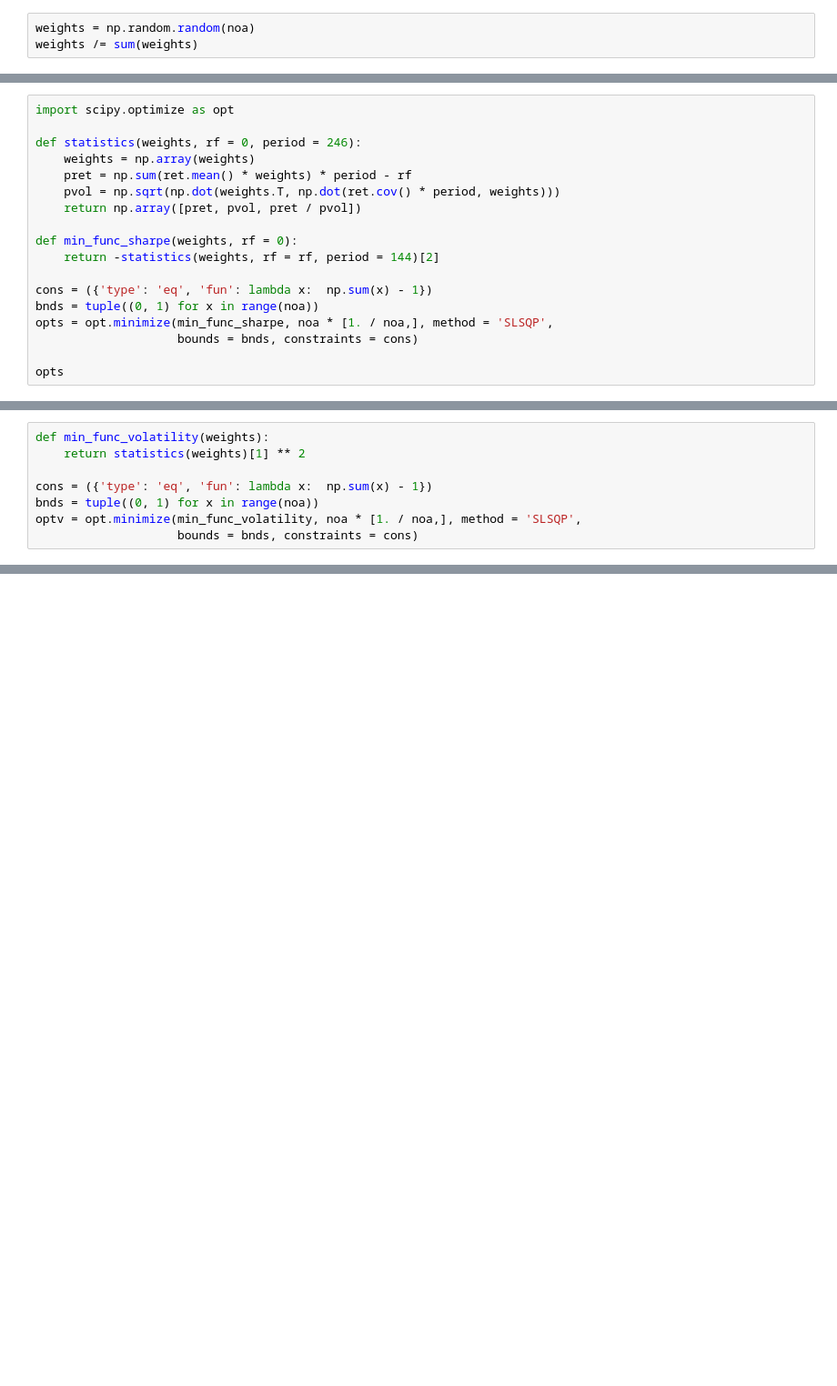
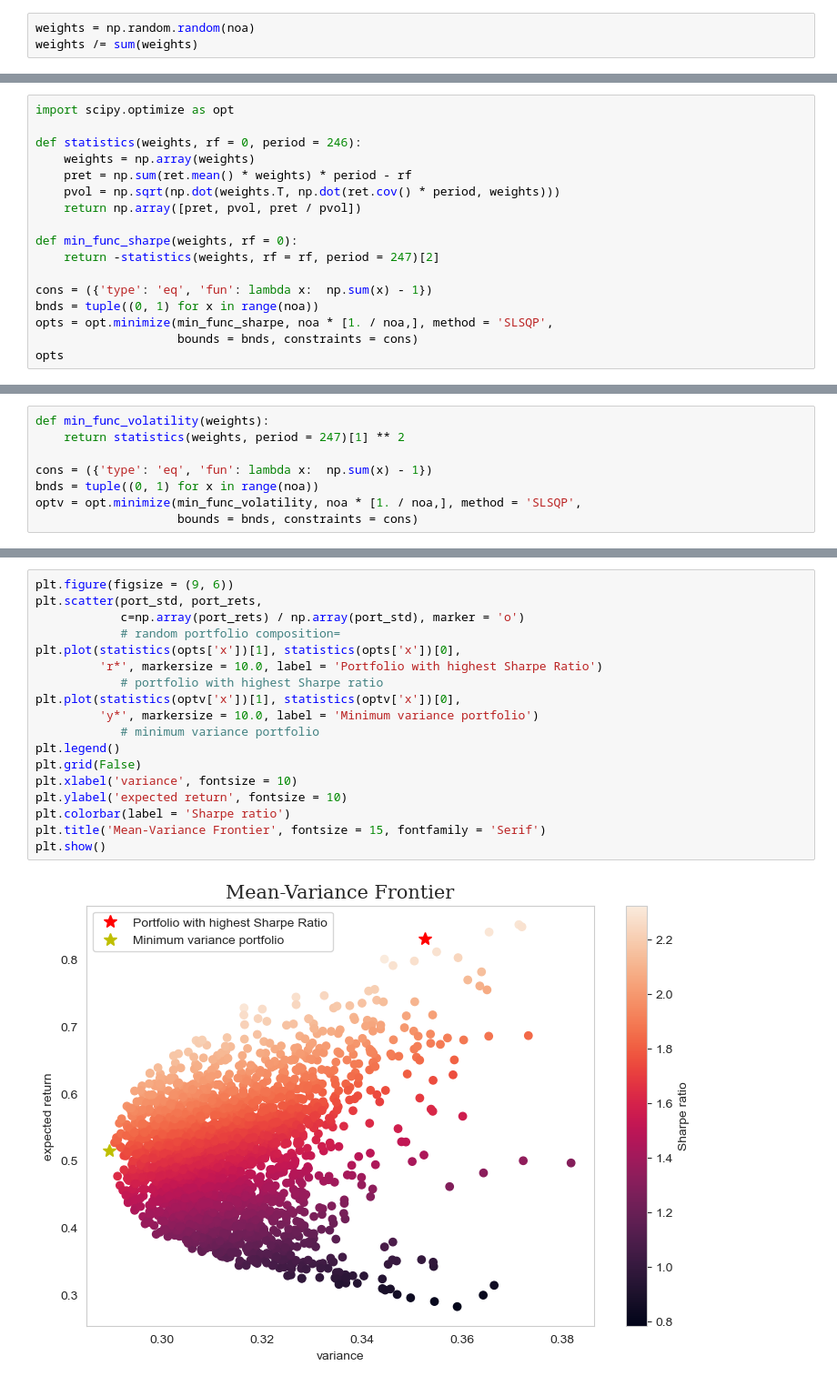
Before and after one commit to Tommylee1013/AssetPricing, a Jupyter notebook: Capital Asset Pricing Model/Capital Asset Pricing Model.ipynb, the cells around one changed output, grey strips where cells are left out. Shown: that part at 91% size. Drawn from its saved outputs; the diff is of its cells as text; blank space fills up the shorter version.

```diff
--- a/Capital Asset Pricing Model/Capital Asset Pricing Model.ipynb
+++ b/Capital Asset Pricing Model/Capital Asset Pricing Model.ipynb
@@ -106,13 +110,12 @@ def statistics(weights, rf = 0, period = 246):
     return np.array([pret, pvol, pret / pvol])
 
 def min_func_sharpe(weights, rf = 0):
-    return -statistics(weights, rf = rf, period = 144)[2]
+    return -statistics(weights, rf = rf, period = 247)[2]
 
 cons = ({'type': 'eq', 'fun': lambda x:  np.sum(x) - 1})
 bnds = tuple((0, 1) for x in range(noa))
 opts = opt.minimize(min_func_sharpe, noa * [1. / noa,], method = 'SLSQP',
                     bounds = bnds, constraints = cons)
-
 opts
 # %% [output]
  message: Optimization terminated successfully
@@ -135,6 +144,6 @@ $$\max_{w_i's} \sigma_p^2 ~~~~ \mbox{such that }  ~~~~ \sum_{i=1}^N w_i =1 , 0 \
 # %%
 def min_func_volatility(weights):
-    return statistics(weights)[1] ** 2
+    return statistics(weights, period = 247)[1] ** 2
 
 cons = ({'type': 'eq', 'fun': lambda x:  np.sum(x) - 1})
 bnds = tuple((0, 1) for x in range(noa))
@@ -148,0 +183,20 @@ array([0.852, 0.   , 0.006, 0.141])
+# %%
+plt.figure(figsize = (9, 6))
+plt.scatter(port_std, port_rets,
+            c=np.array(port_rets) / np.array(port_std), marker = 'o')
+            # random portfolio composition=
+plt.plot(statistics(opts['x'])[1], statistics(opts['x'])[0],
+         'r*', markersize = 10.0, label = 'Portfolio with highest Sharpe Ratio')
+            # portfolio with highest Sharpe ratio
+plt.plot(statistics(optv['x'])[1], statistics(optv['x'])[0],
+         'y*', markersize = 10.0, label = 'Minimum variance portfolio')
+            # minimum variance portfolio
+plt.legend()
+plt.grid(False)
+plt.xlabel('variance', fontsize = 10)
+plt.ylabel('expected return', fontsize = 10)
+plt.colorbar(label = 'Sharpe ratio')
+plt.title('Mean-Variance Frontier', fontsize = 15, fontfamily = 'Serif')
+plt.show()
+# %% [output]
+[figure, added]
```
Also changed, not shown: parts of 18 cells of this notebook.
